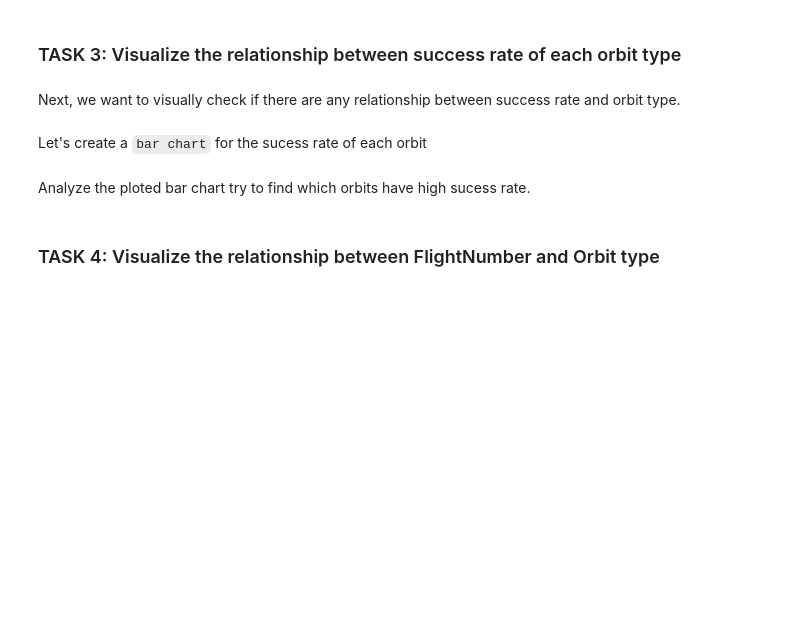
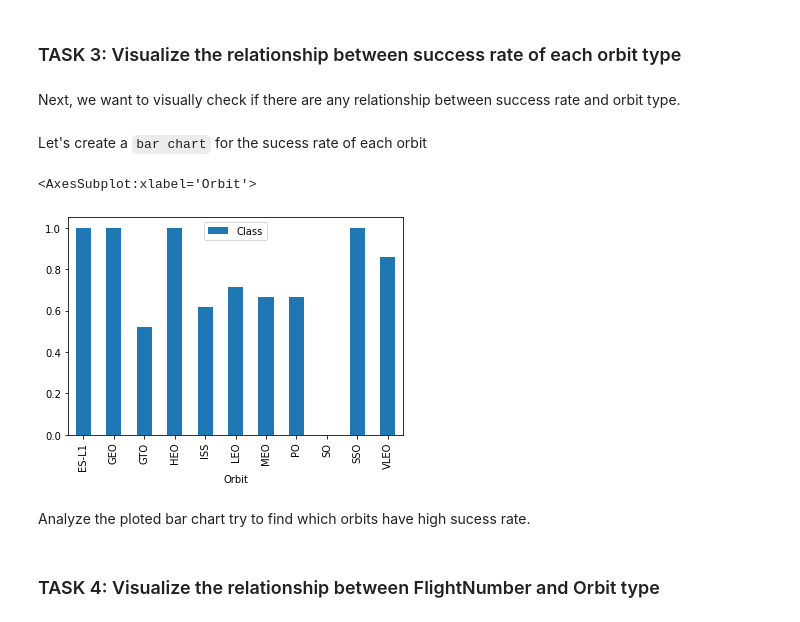
Before and after one commit to rchul/IBMDS-SpaceXY, a Jupyter notebook: WK2 - EDA with Data Visualization.ipynb, the cells around one changed output. Cells and saved outputs as stored; diff of their text form; code cells hidden in the pictures; blank space fills up the shorter version.

```diff
--- a/WK2 - EDA with Data Visualization.ipynb
+++ b/WK2 - EDA with Data Visualization.ipynb
@@ -111,7 +111,10 @@ Let's create a `bar chart` for the sucess rate of each orbit
 # %%
 # HINT use groupby method on Orbit column and get the mean of Class column
 bc = df.groupby('Orbit').mean()
-#bc.plot(kind = 'bar', y = 'Class')
+bc.plot(kind = 'bar', y = 'Class')
+# %% [output]
+<AxesSubplot:xlabel='Orbit'>
+[figure, added]
 # %% [markdown]
 Analyze the ploted bar chart try to find which orbits have high sucess rate.
 # %% [markdown]
```
Also changed, not shown: parts of 2 cells of this notebook.
